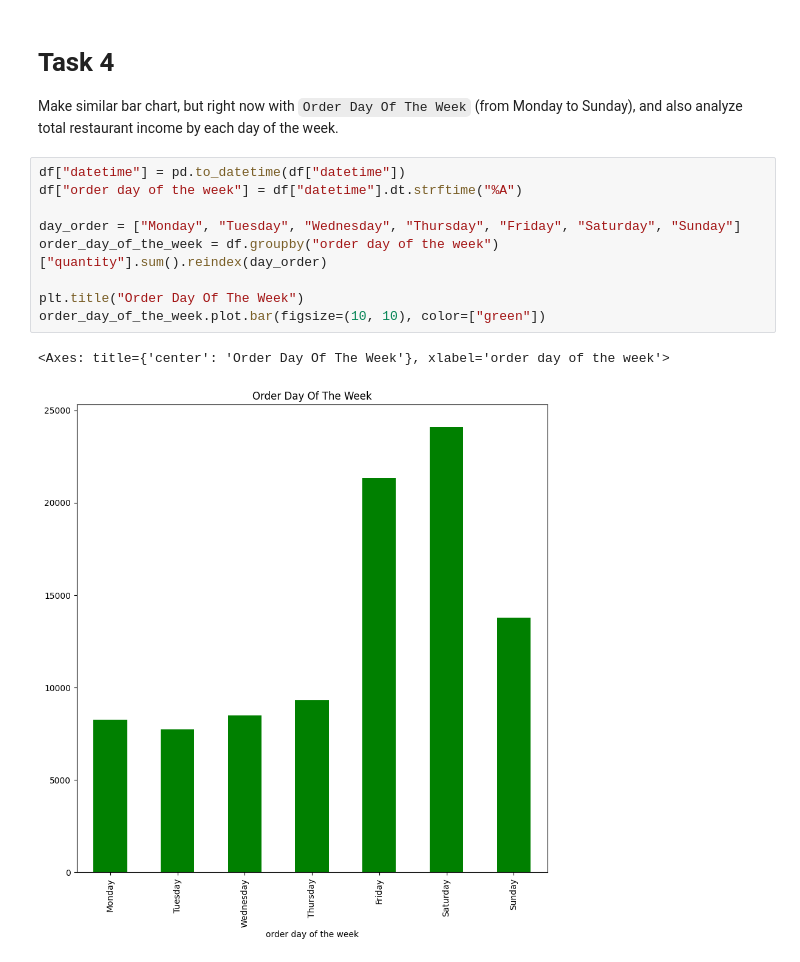
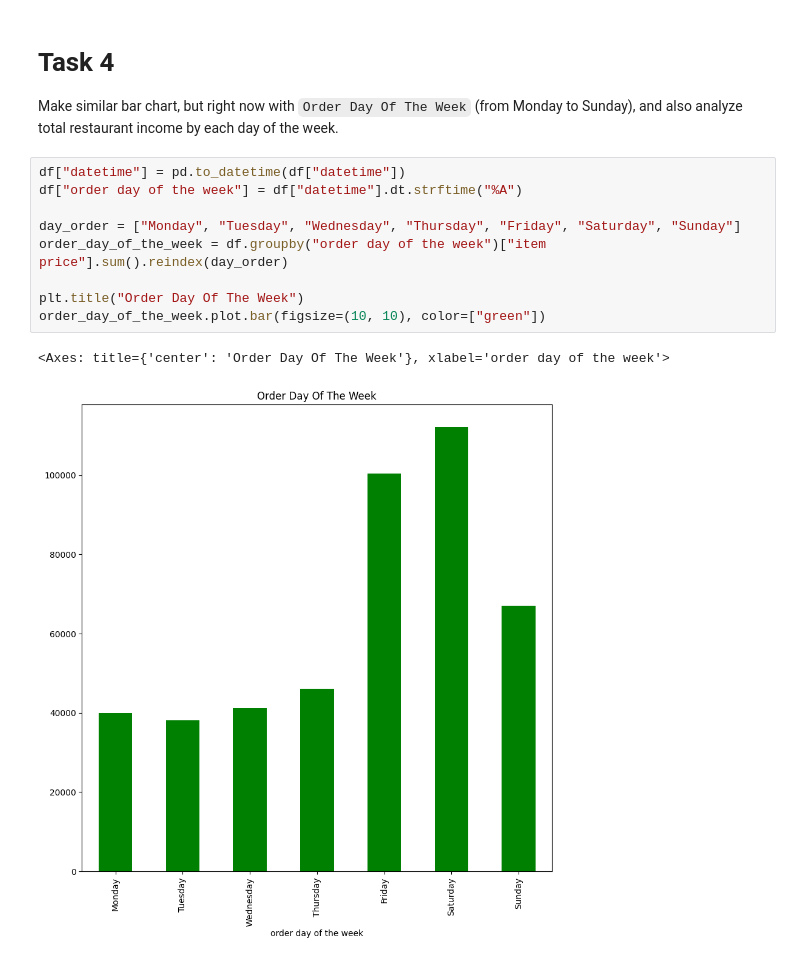
Before and after one commit to Anna728560/py-restaurant-data-analysis, a Jupyter notebook: app/main.ipynb, the cells around one changed output. Drawn from its saved outputs; the diff is of its cells as text.

```diff
--- a/app/main.ipynb
+++ b/app/main.ipynb
@@ -93,12 +93,12 @@ Make similar bar chart, but right now with `Order Day Of The Week` (from Monday
 # %%
 df["datetime"] = pd.to_datetime(df["datetime"])
 df["order day of the week"] = df["datetime"].dt.strftime("%A")
 
 day_order = ["Monday", "Tuesday", "Wednesday", "Thursday", "Friday", "Saturday", "Sunday"]
-order_day_of_the_week = df.groupby("order day of the week")["quantity"].sum().reindex(day_order)
+order_day_of_the_week = df.groupby("order day of the week")["item price"].sum().reindex(day_order)
 
 plt.title("Order Day Of The Week")
 order_day_of_the_week.plot.bar(figsize=(10, 10), color=["green"])
 # %% [output]
 <Axes: title={'center': 'Order Day Of The Week'}, xlabel='order day of the week'>
-[figure, old version]
+[figure, new version]
```
